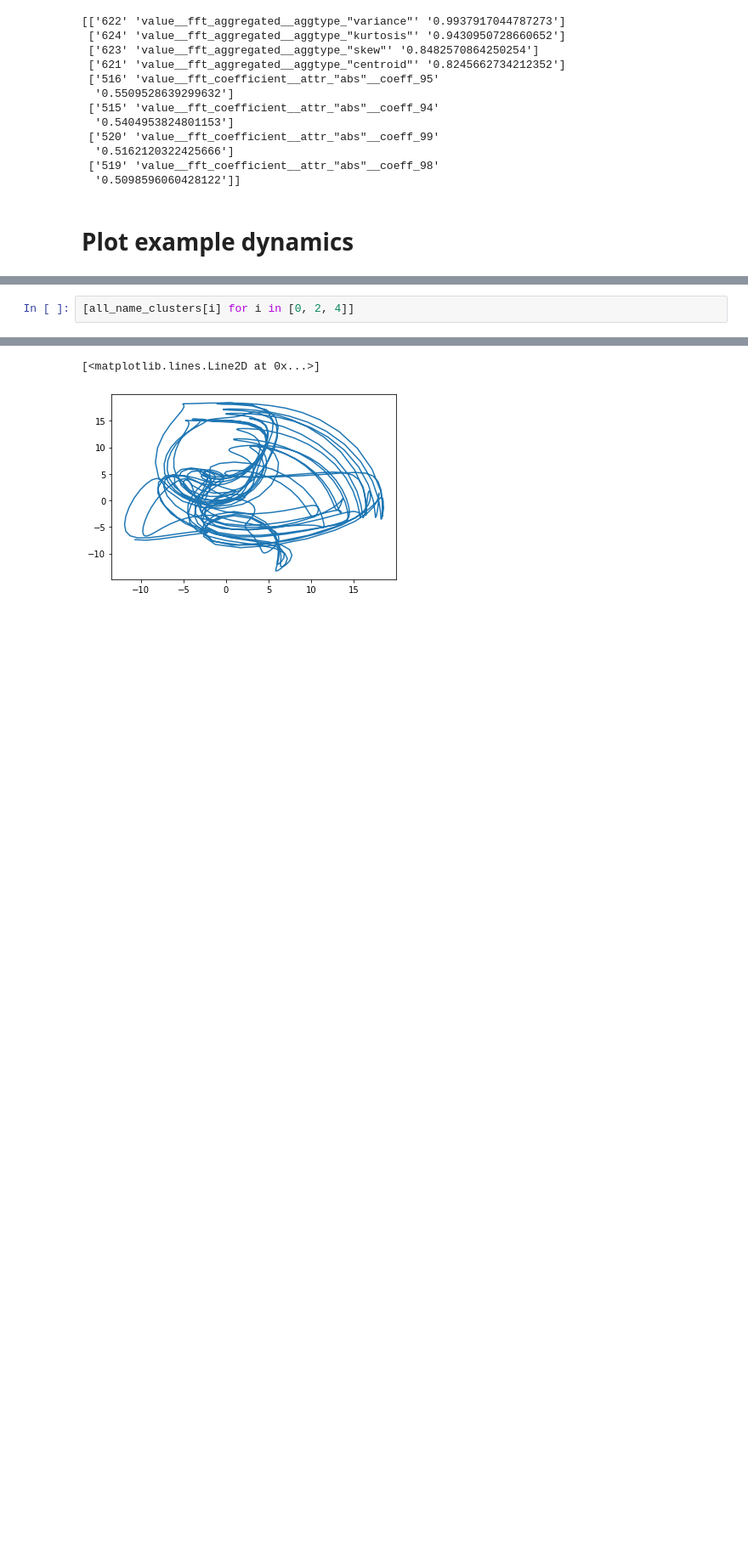
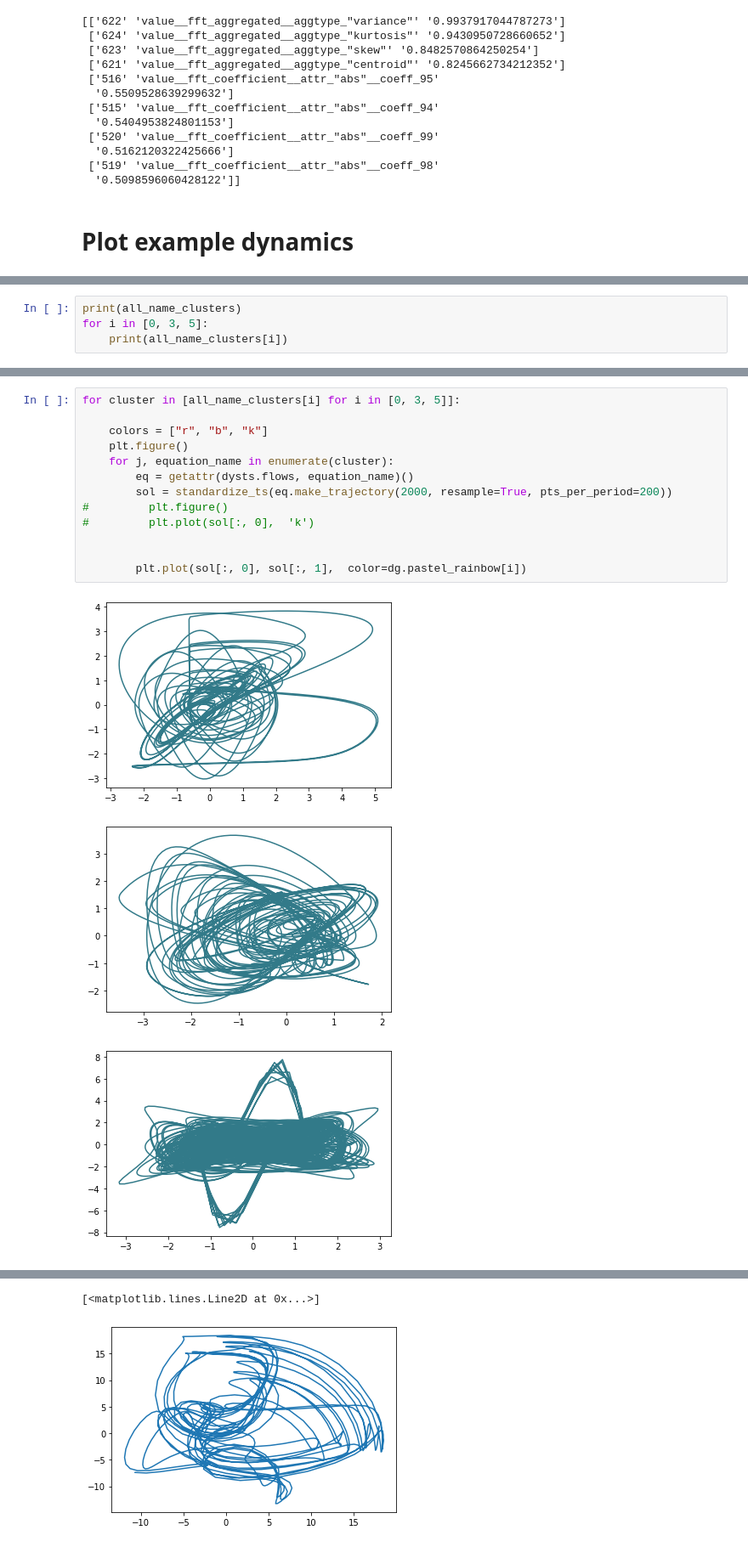
Before and after one commit to williamgilpin/dysts, a Jupyter notebook: descriptive_statistics.ipynb, the cells around one changed output, grey strips where cells are left out. Shown: that part at 85% size. Drawn from its saved outputs; the diff is of its cells as text; blank space fills up the shorter version.

```diff
--- a/descriptive_statistics.ipynb
+++ b/descriptive_statistics.ipynb
@@ -297,3 +267,5 @@ all_name_clusters
 # %%
-[all_name_clusters[i] for i in [0, 2, 4]]
+print(all_name_clusters)
+for i in [0, 3, 5]:
+    print(all_name_clusters[i])
 # %% [output]
@@ -311,3 +289,20 @@ all_name_clusters
+# %%
+for cluster in [all_name_clusters[i] for i in [0, 3, 5]]:
+
+    colors = ["r", "b", "k"]
+    plt.figure()
+    for j, equation_name in enumerate(cluster):
+        eq = getattr(dysts.flows, equation_name)()
+        sol = standardize_ts(eq.make_trajectory(2000, resample=True, pts_per_period=200))
+#         plt.figure()
+#         plt.plot(sol[:, 0],  'k')
+
+
+        plt.plot(sol[:, 0], sol[:, 1],  color=dg.pastel_rainbow[i])
+# %% [output]
+[figure, added]
+[figure, added]
+[figure, added]
 # %%
 from dysts.flows import *
 
```
Also changed, not shown: parts of 7 cells of this notebook, 6 other files.
